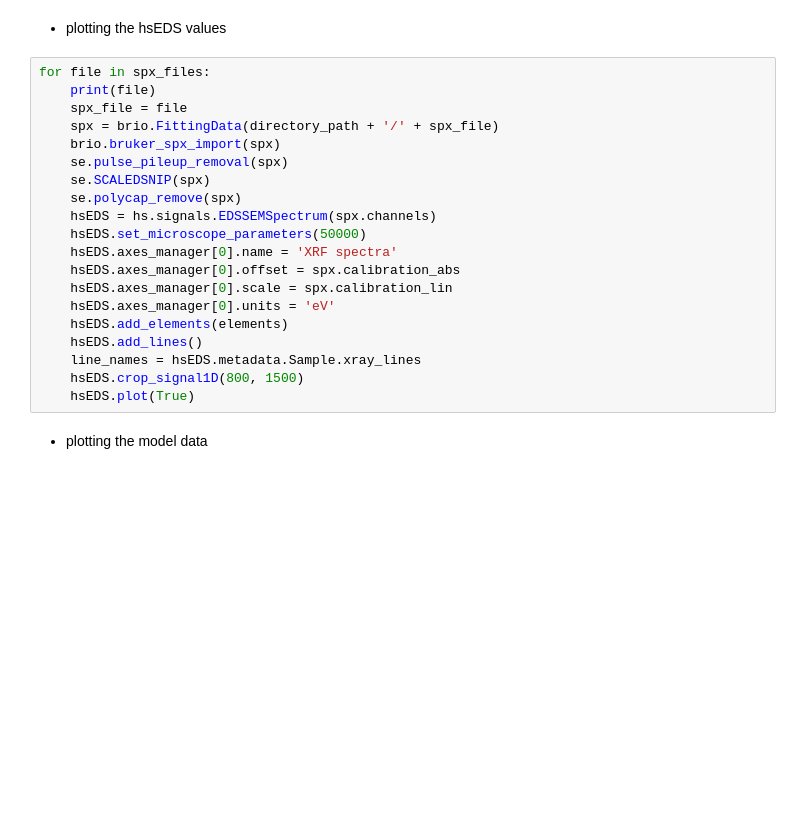
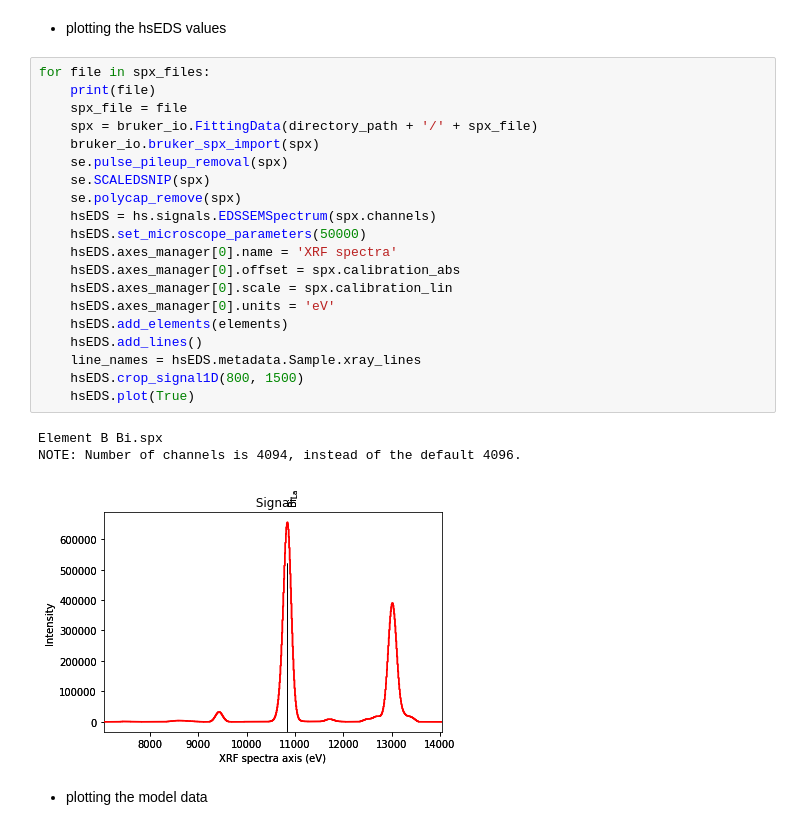
Before and after one commit to thevincentlan/NIST_PREP_SUMMER_2020, a Jupyter notebook: NIST_PREP_SUMMER_2020.ipynb, the cells around one changed output. Cells and saved outputs as stored; diff of their text form; blank space fills up the shorter version.

Commit message:
changed bruker_io call

```diff
--- a/NIST_PREP_SUMMER_2020.ipynb
+++ b/NIST_PREP_SUMMER_2020.ipynb
@@ -112,23 +116,27 @@ for file in files:
 # %%
 for file in spx_files:
     print(file)
     spx_file = file
-    spx = brio.FittingData(directory_path + '/' + spx_file)
-    brio.bruker_spx_import(spx)
+    spx = bruker_io.FittingData(directory_path + '/' + spx_file)
+    bruker_io.bruker_spx_import(spx)
     se.pulse_pileup_removal(spx)
     se.SCALEDSNIP(spx)
     se.polycap_remove(spx)
     hsEDS = hs.signals.EDSSEMSpectrum(spx.channels)
     hsEDS.set_microscope_parameters(50000)
     hsEDS.axes_manager[0].name = 'XRF spectra'
     hsEDS.axes_manager[0].offset = spx.calibration_abs
     hsEDS.axes_manager[0].scale = spx.calibration_lin
     hsEDS.axes_manager[0].units = 'eV'
     hsEDS.add_elements(elements)
     hsEDS.add_lines()
     line_names = hsEDS.metadata.Sample.xray_lines
     hsEDS.crop_signal1D(800, 1500)
     hsEDS.plot(True)
+# %% [output]
+Element B Bi.spx
+NOTE: Number of channels is 4094, instead of the default 4096.
+[figure, added]
 # %% [markdown]
 - plotting the model data
 # %%
```
Also changed, not shown: parts of 7 cells of this notebook.
